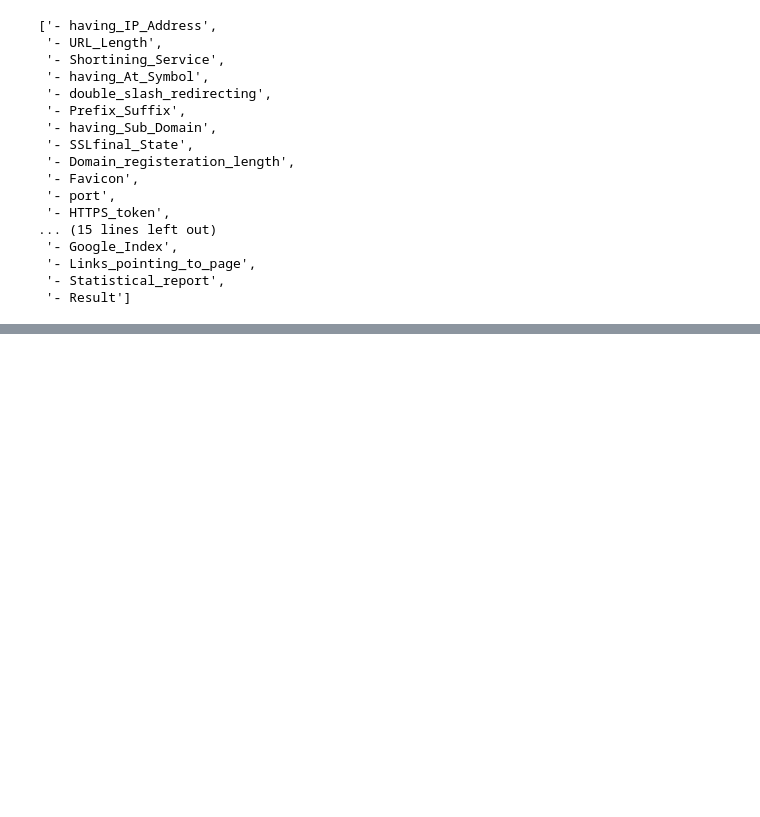
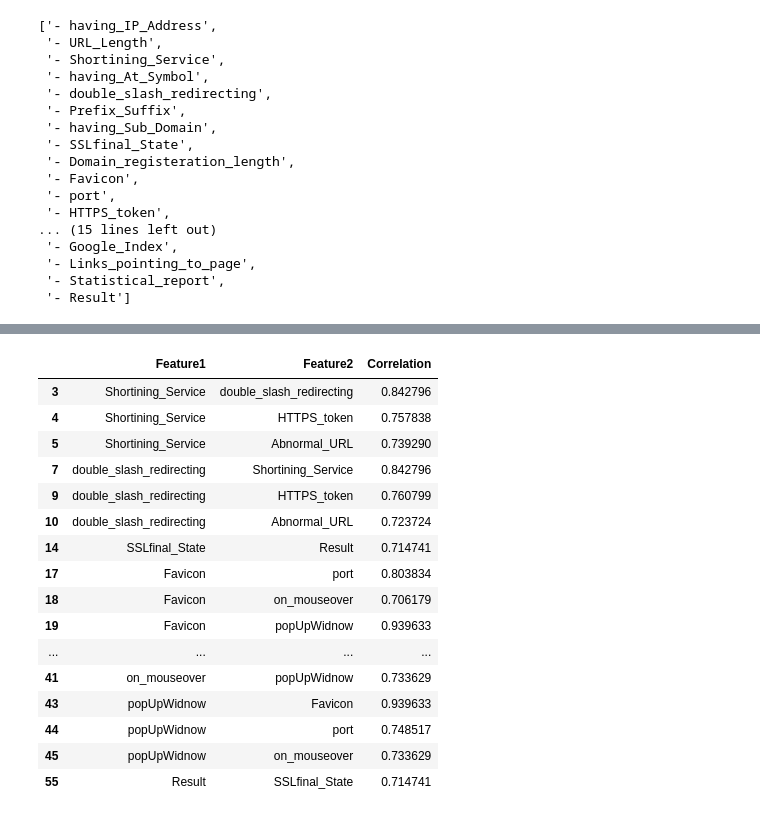
Before and after one commit to theserenecoder/Phishing_Website_Prediction, a Jupyter notebook: Notebook/EDA.ipynb, the cells around one changed output, grey strips where cells are left out. Saved outputs shown, nothing was run; the diff lists cells and outputs as text; code cells hidden in the pictures; blank space fills up the shorter version.

```diff
--- a/Notebook/EDA.ipynb
+++ b/Notebook/EDA.ipynb
@@ -127,0 +131,4 @@ updated_col
+# %%
+high_corr_pair = corr_matrix.where((corr_matrix>0.7) | (corr_matrix<-0.7)).stack().reset_index()
+high_corr_pair.columns = ['Feature1','Feature2','Correlation']
+high_corr_pair = high_corr_pair[high_corr_pair['Feature1'] != high_corr_pair['Feature2']]
@@ -127,0 +165,20 @@ updated_col
+# %%
+high_corr_pair
+# %% [output]
+|  | Feature1 | Feature2 | Correlation |
+| 3 | Shortining_Service | double_slash_redirecting | 0.842796 |
+| 4 | Shortining_Service | HTTPS_token | 0.757838 |
+| 5 | Shortining_Service | Abnormal_URL | 0.739290 |
+| 7 | double_slash_redirecting | Shortining_Service | 0.842796 |
+| 9 | double_slash_redirecting | HTTPS_token | 0.760799 |
+| 10 | double_slash_redirecting | Abnormal_URL | 0.723724 |
+| 14 | SSLfinal_State | Result | 0.714741 |
+| 17 | Favicon | port | 0.803834 |
+| 18 | Favicon | on_mouseover | 0.706179 |
+| 19 | Favicon | popUpWidnow | 0.939633 |
+| ... | ... | ... | ... |
+| 41 | on_mouseover | popUpWidnow | 0.733629 |
+| 43 | popUpWidnow | Favicon | 0.939633 |
+| 44 | popUpWidnow | port | 0.748517 |
+| 45 | popUpWidnow | on_mouseover | 0.733629 |
+| 55 | Result | SSLfinal_State | 0.714741 |
```
Also changed, not shown: parts of 11 cells of this notebook, 6 other files.
